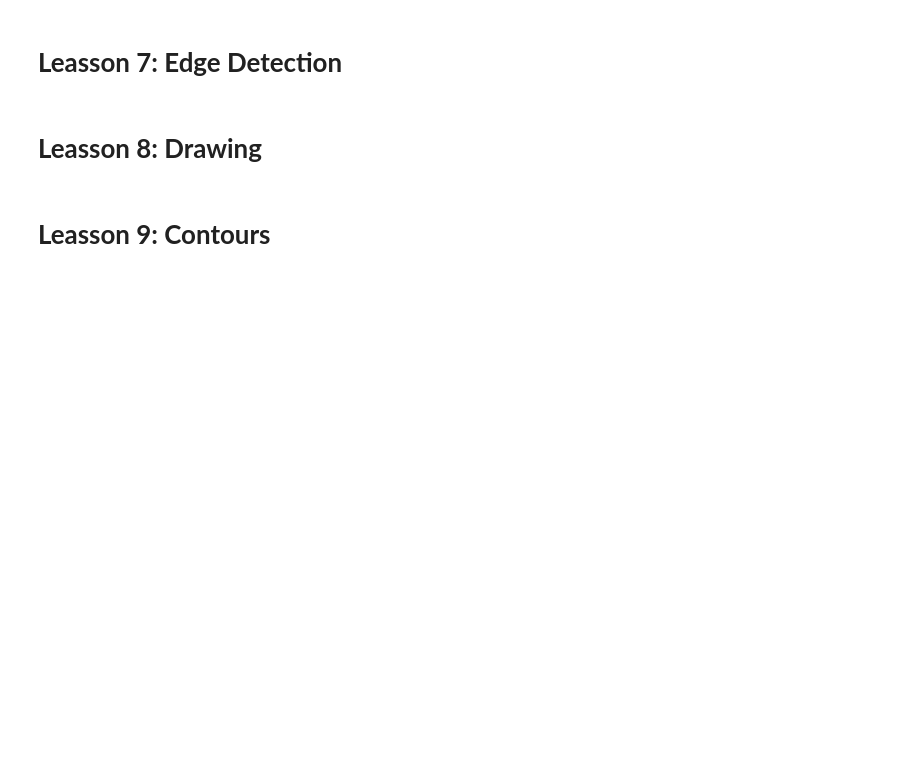
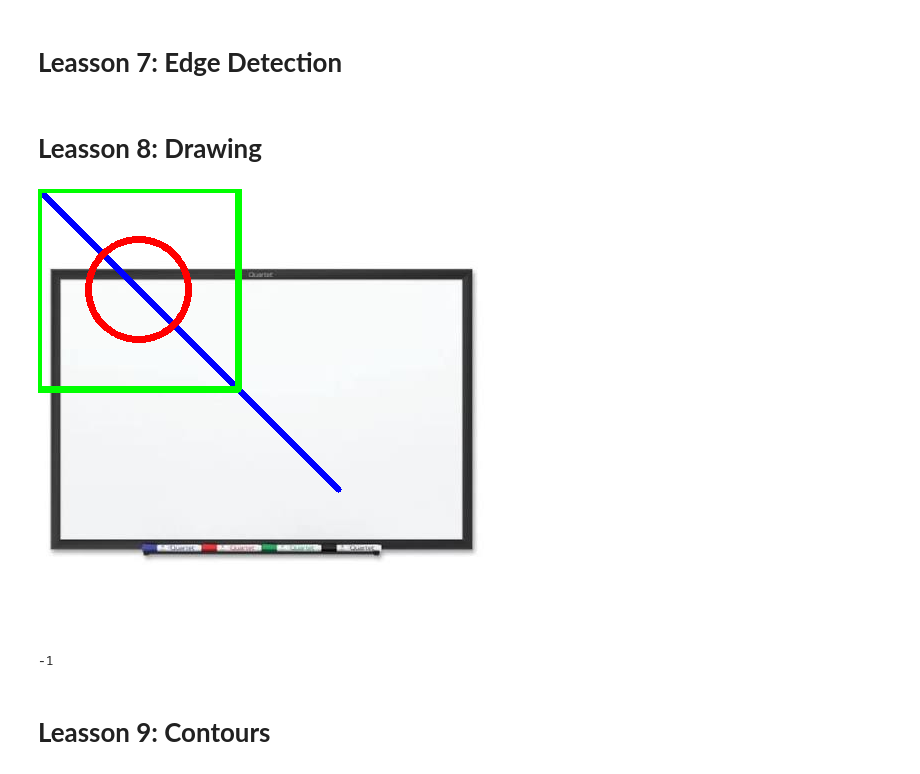
Before and after one commit to alyacipta/My-AI-Labs, a Jupyter notebook: Computer-Vision/OpenCV.ipynb, the cells around one changed output. Cells and saved outputs as stored; diff of their text form; code cells hidden in the pictures; blank space fills up the shorter version.

```diff
--- a/Computer-Vision/OpenCV.ipynb
+++ b/Computer-Vision/OpenCV.ipynb
@@ -316,6 +316,24 @@ yang dimana proses threshold ini berfungsi untuk hilangkan noise nya, lalu setel
 # **Leasson 7: Edge Detection**
 # %% [markdown]
 # **Leasson 8: Drawing**
+# %%
+img = cv2.imread('/content/whiteboard.jpg')
+
+#line
+cv2.line(img, (0, 0), (300, 300), (255, 0, 0), 5)
+
+#rectangle
+cv2.rectangle(img, (0, 0), (200, 200), (0, 255, 0), 5)
+
+#circle
+cv2.circle(img, (100, 100), 50, (0, 0, 255), 5)
+
+#show image
+cv2_imshow(img)
+cv2.waitKey(0)
+# %% [output]
+[figure, added]
+-1
 # %% [markdown]
 # **Leasson 9: Contours**
 # %% [markdown]
```
Also changed, not shown: parts of 1 cell of this notebook.
